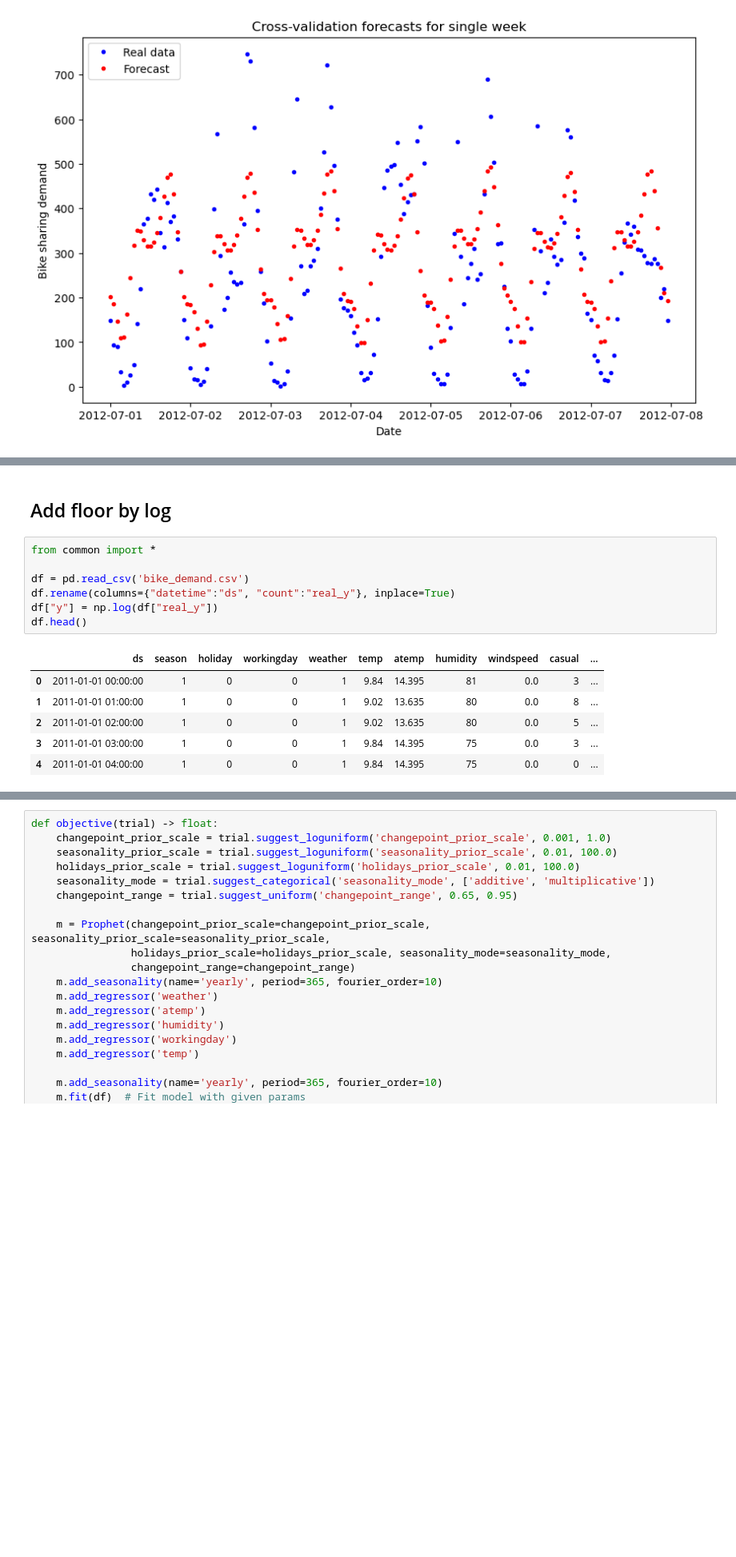
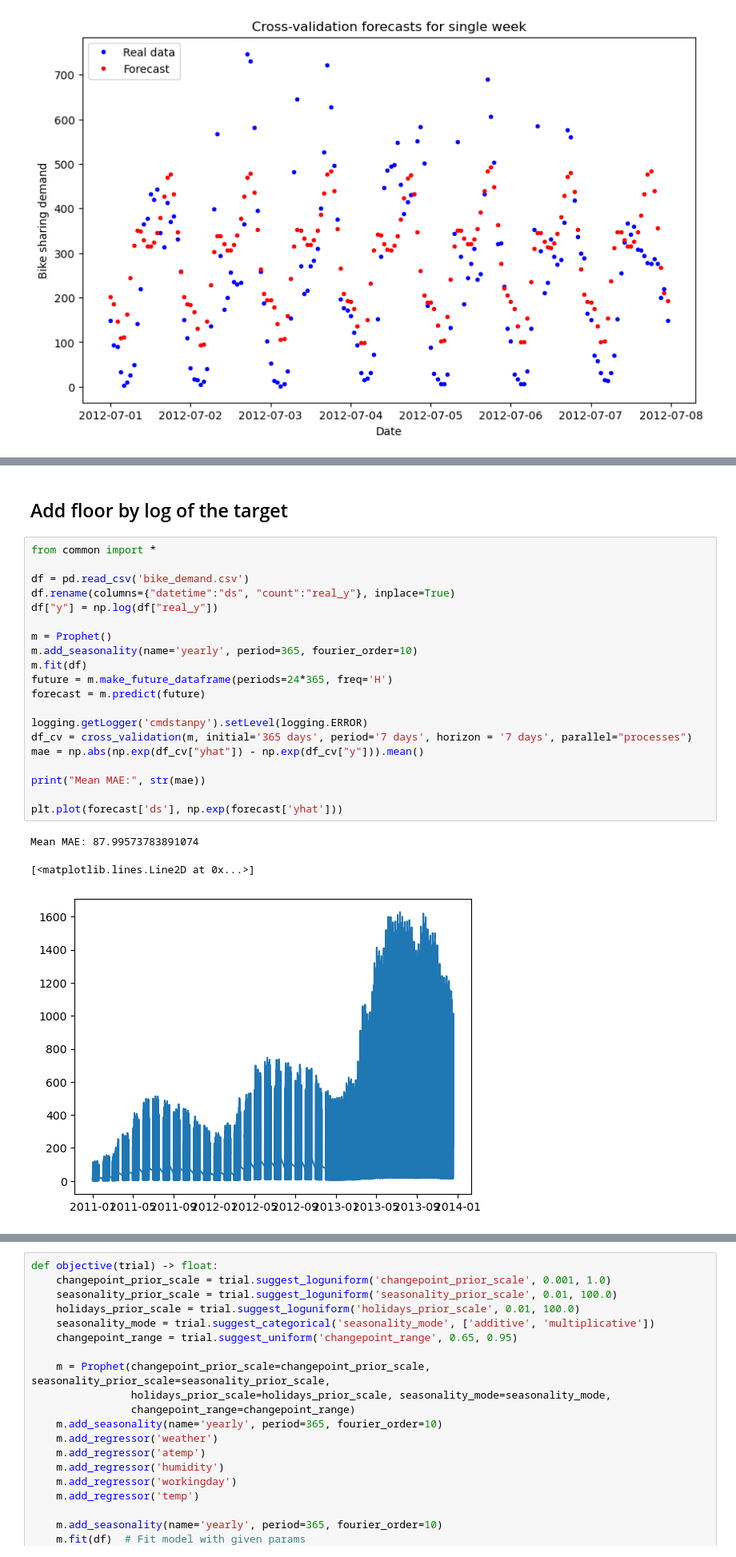
Before and after one commit to jansowa/prophet-examples, a Jupyter notebook: article.ipynb, the cells around one changed output, grey strips where cells are left out. Shown at 80% size. Drawn from its saved outputs; the diff is of its cells as text; blank space fills up the shorter version.

```diff
--- a/article.ipynb
+++ b/article.ipynb
@@ -468,16 +316,26 @@ plt.show()
 # %% [markdown]
-## Add floor by log
+## Add floor by log of the target
 # %%
 from common import *
 
 df = pd.read_csv('bike_demand.csv')
 df.rename(columns={"datetime":"ds", "count":"real_y"}, inplace=True)
 df["y"] = np.log(df["real_y"])
-df.head()
+
+m = Prophet()
+m.add_seasonality(name='yearly', period=365, fourier_order=10)
+m.fit(df)
+future = m.make_future_dataframe(periods=24*365, freq='H')
+forecast = m.predict(future)
+
+logging.getLogger('cmdstanpy').setLevel(logging.ERROR)
+df_cv = cross_validation(m, initial='365 days', period='7 days', horizon = '7 days', parallel="processes")
+mae = np.abs(np.exp(df_cv["yhat"]) - np.exp(df_cv["y"])).mean()
+
+print("Mean MAE:", str(mae))
+
+plt.plot(forecast['ds'], np.exp(forecast['yhat']))
 # %% [output]
-|  | ds | season | holiday | workingday | weather | temp | atemp | humidity | windspeed | casual | ... |
-| 0 | 2011-01-01 00:00:00 | 1 | 0 | 0 | 1 | 9.84 | 14.395 | 81 | 0.0 | 3 | ... |
-| 1 | 2011-01-01 01:00:00 | 1 | 0 | 0 | 1 | 9.02 | 13.635 | 80 | 0.0 | 8 | ... |
-| 2 | 2011-01-01 02:00:00 | 1 | 0 | 0 | 1 | 9.02 | 13.635 | 80 | 0.0 | 5 | ... |
-| 3 | 2011-01-01 03:00:00 | 1 | 0 | 0 | 1 | 9.84 | 14.395 | 75 | 0.0 | 3 | ... |
-| 4 | 2011-01-01 04:00:00 | 1 | 0 | 0 | 1 | 9.84 | 14.395 | 75 | 0.0 | 0 | ... |
+Mean MAE: 87.99573783891074
+[<matplotlib.lines.Line2D at 0x...>]
+[figure, added]
```
Also changed, not shown: parts of 24 cells of this notebook.
